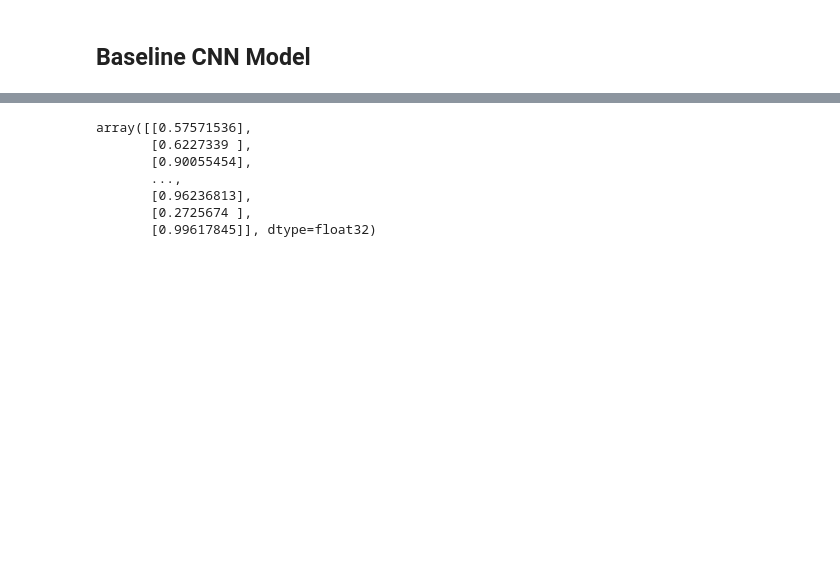
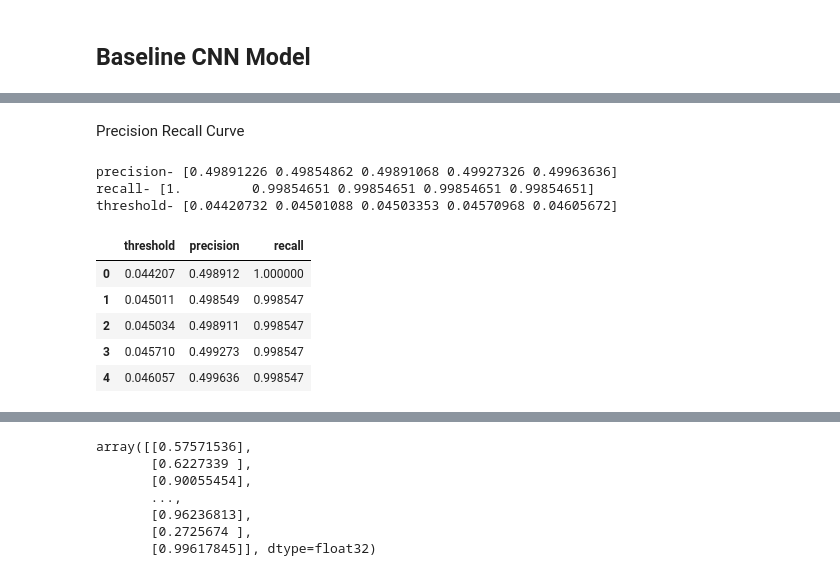
Before and after one commit to elizabeth-feldeverd/idc-backend, a Jupyter notebook: notebooks/elizabeth_idc.ipynb, the cells around one changed output, grey strips where cells are left out. Cells and saved outputs as stored; diff of their text form; code cells hidden in the pictures; blank space fills up the shorter version.

```diff
--- a/notebooks/elizabeth_idc.ipynb
+++ b/notebooks/elizabeth_idc.ipynb
@@ -114,0 +134,2 @@ y_pred = model.predict(X_test)
+# %% [markdown]
+Precision Recall Curve
@@ -114,0 +141,22 @@ y_pred = model.predict(X_test)
+# %%
+precision, recall, threshold = precision_recall_curve(y_test, y_pred)
+
+print(f'precision- {precision[:5]}')
+print(f'recall- {recall[:5]}')
+print(f'threshold- {threshold[:5]}')
+# %% [output]
+precision- [0.49891226 0.49854862 0.49891068 0.49927326 0.49963636]
+recall- [1.         0.99854651 0.99854651 0.99854651 0.99854651]
+threshold- [0.04420732 0.04501088 0.04503353 0.04570968 0.04605672]
+# %%
+scores = pd.DataFrame({'threshold':threshold,
+                       'precision': precision[:-1],
+                       'recall':recall[:-1]})
+scores.head()
+# %% [output]
+|  | threshold | precision | recall |
+| 0 | 0.044207 | 0.498912 | 1.000000 |
+| 1 | 0.045011 | 0.498549 | 0.998547 |
+| 2 | 0.045034 | 0.498911 | 0.998547 |
+| 3 | 0.045710 | 0.499273 | 0.998547 |
+| 4 | 0.046057 | 0.499636 | 0.998547 |
```
Also changed, not shown: parts of 14 cells of this notebook.
